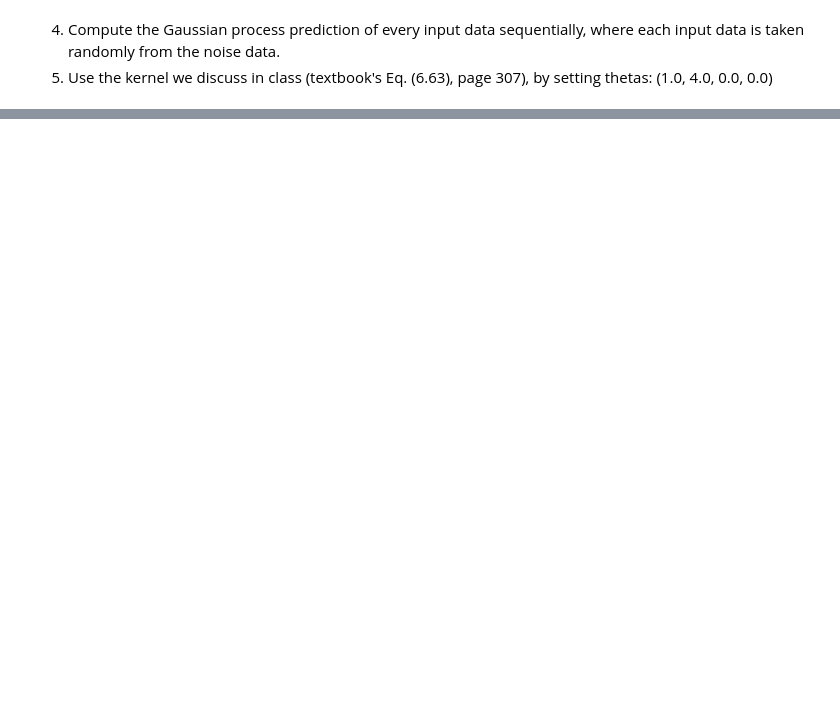
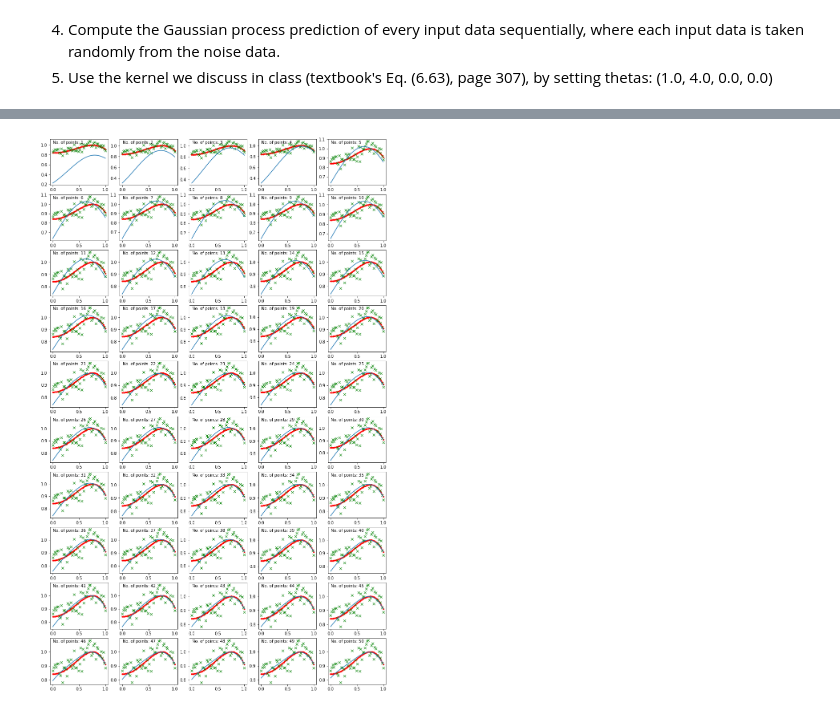
Before and after one commit to kvelon/ysc4216, a Jupyter notebook: assignments/Assignment 4 - Gaussian Process for Regression.ipynb, the cells around one changed output, grey strips where cells are left out. Cells and saved outputs as stored; diff of their text form; code cells hidden in the pictures; blank space fills up the shorter version.

```diff
--- a/assignments/Assignment 4 - Gaussian Process for Regression.ipynb
+++ b/assignments/Assignment 4 - Gaussian Process for Regression.ipynb
@@ -103,0 +176,16 @@ kernel_function(np.array([0.5]), np.array([0.7]))
+# %%
+plot_num = 1
+
+fig = plt.figure(figsize=[15, 25])
+
+for y_est, y_error in zip(y_est_lst, s_lst):
+
+    ax = fig.add_subplot(10, 5, plot_num)
+
+    ax.plot(x_act, y_act, '-ro', markersize=3, label='Original curve')
+    ax.plot(x_act, y_noise, '-gx', linestyle='none', label='Noisy data')
+    ax.errorbar(x_act, y_est, label='Fitted curve') # yerr=y_error
+    ax.text(0.05, 0.9, "No. of points: {}".format(plot_num), transform=ax.transAxes)
+    plot_num += 1
+# %% [output]
+[figure, added]
```
Also changed, not shown: parts of 8 cells of this notebook, 1 other file.
